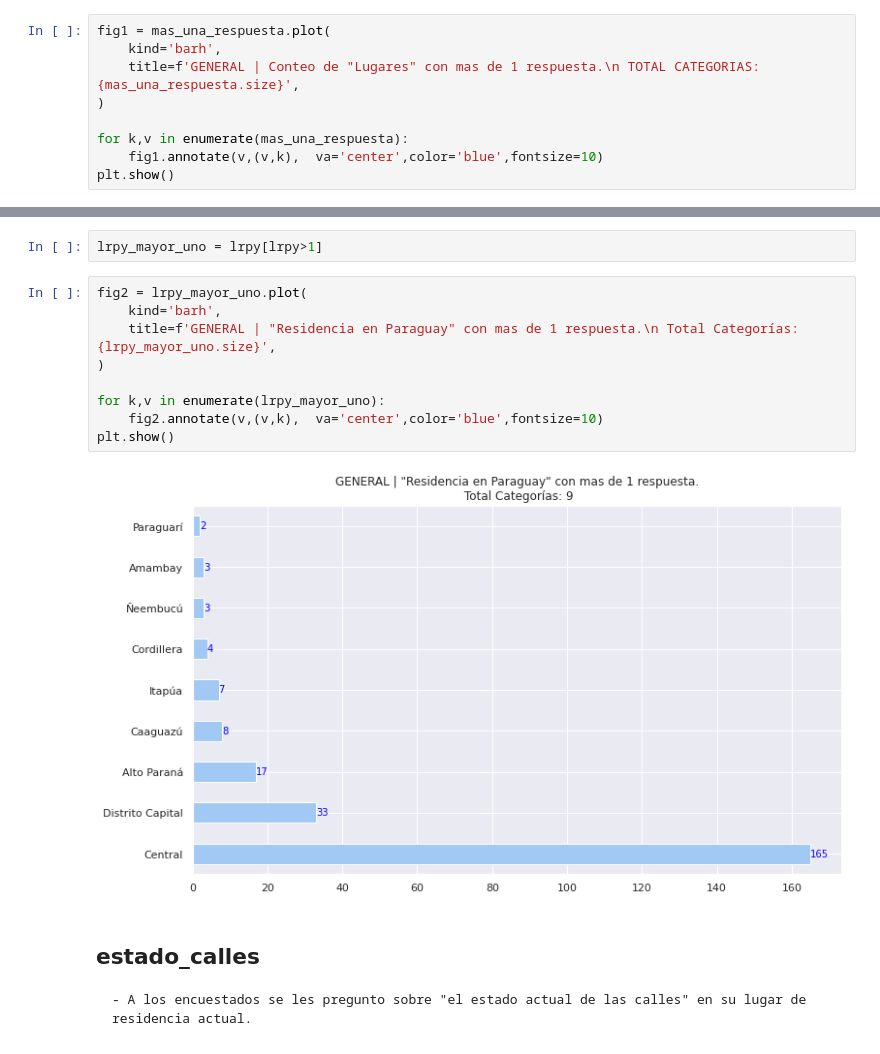
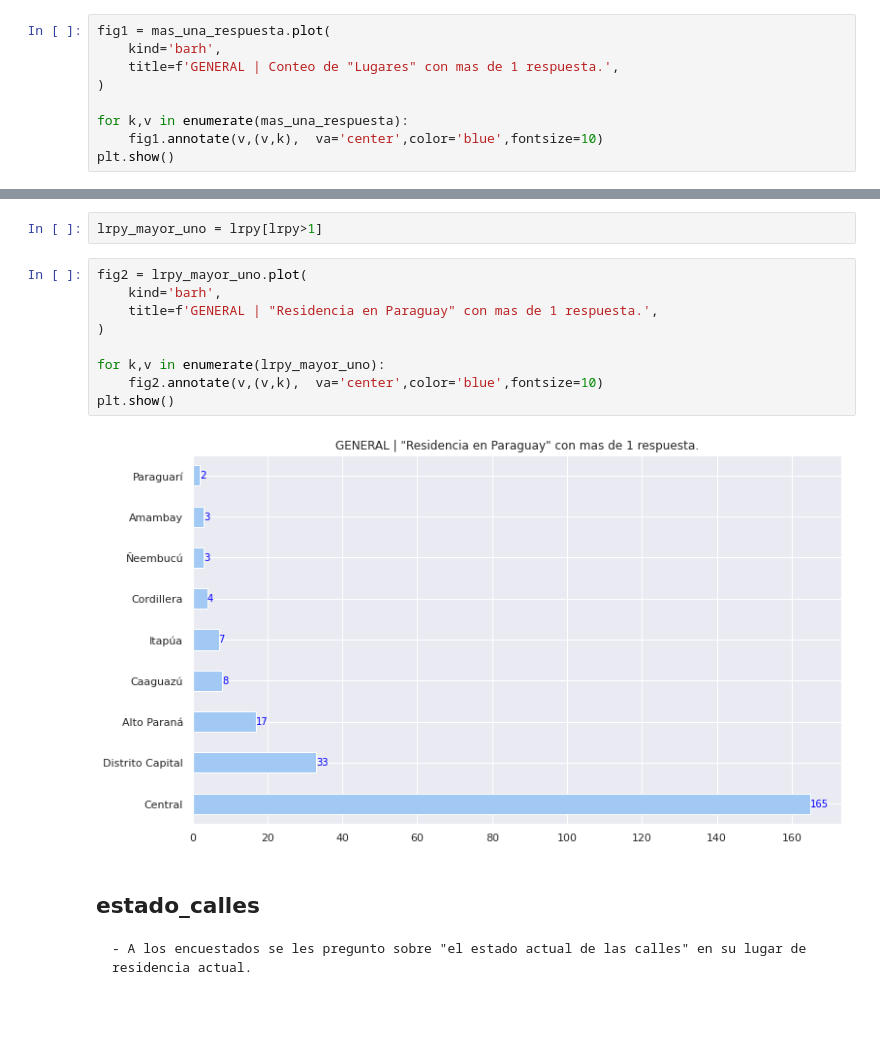
Before and after one commit to TorrezMN/Data_Science, a Jupyter notebook: notebooks/GeneralView.ipynb, the cells around one changed output, grey strips where cells are left out. Saved outputs shown, nothing was run; the diff lists cells and outputs as text; blank space fills up the shorter version.

```diff
--- a/notebooks/GeneralView.ipynb
+++ b/notebooks/GeneralView.ipynb
@@ -115,7 +115,7 @@ mas_una_respuesta = lr[lr>1]
 # %%
 fig1 = mas_una_respuesta.plot(
     kind='barh',
-    title=f'GENERAL | Conteo de "Lugares" con mas de 1 respuesta.\n TOTAL CATEGORIAS: {mas_una_respuesta.size}',
+    title=f'GENERAL | Conteo de "Lugares" con mas de 1 respuesta.',
 )
 
 for k,v in enumerate(mas_una_respuesta):
@@ -161,14 +161,14 @@ lrpy_mayor_uno = lrpy[lrpy>1]
 # %%
 fig2 = lrpy_mayor_uno.plot(
     kind='barh',
-    title=f'GENERAL | "Residencia en Paraguay" con mas de 1 respuesta.\n Total Categorías: {lrpy_mayor_uno.size}',
+    title=f'GENERAL | "Residencia en Paraguay" con mas de 1 respuesta.',
 )
 
 for k,v in enumerate(lrpy_mayor_uno):
     fig2.annotate(v,(v,k),  va='center',color='blue',fontsize=10)
 plt.show()
 # %% [output]
-[figure, old version]
+[figure, new version]
 # %% [markdown]
 ## estado_calles
     - A los encuestados se les pregunto sobre "el estado actual de las calles" en su lugar de residencia actual.
```
Also changed, not shown: parts of 35 cells of this notebook.
